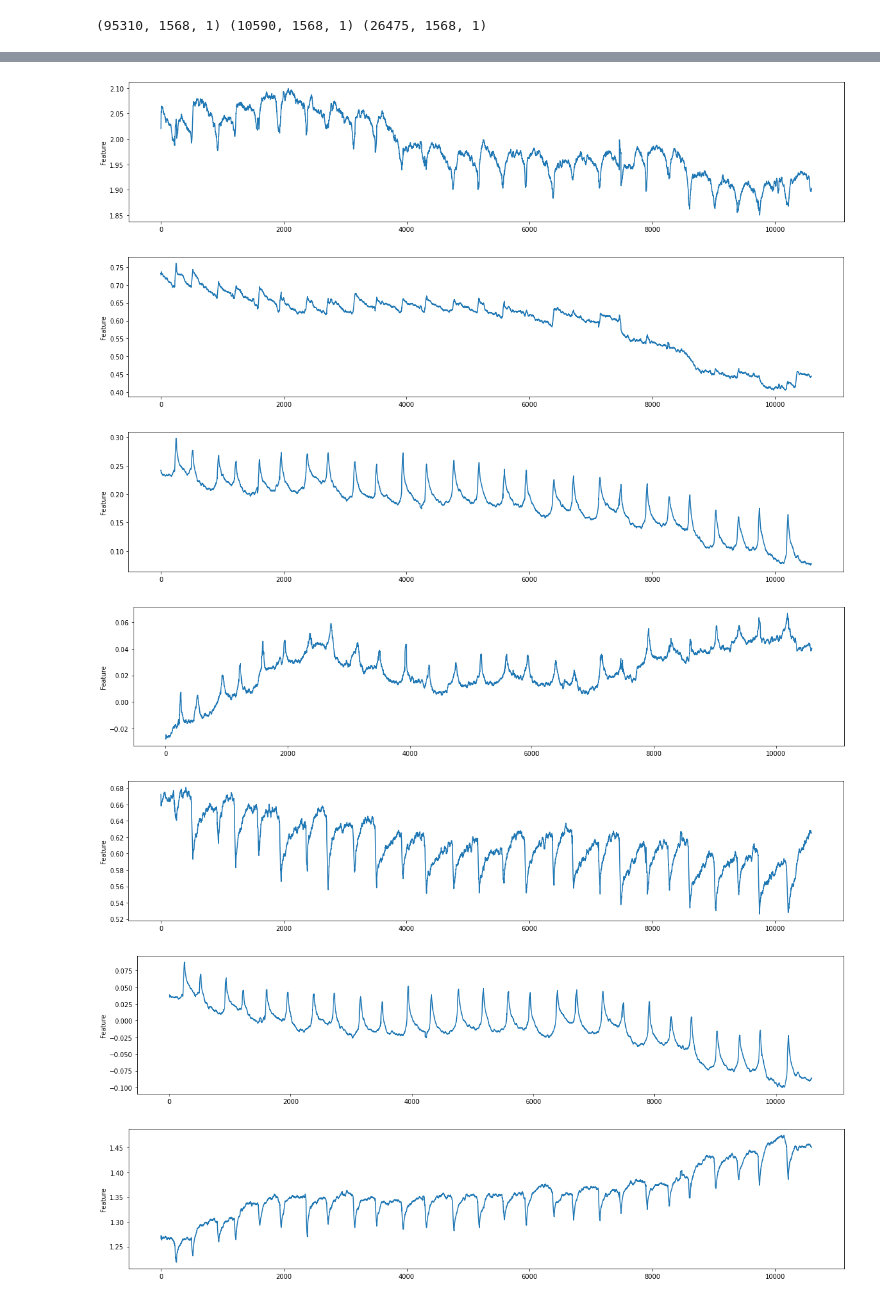
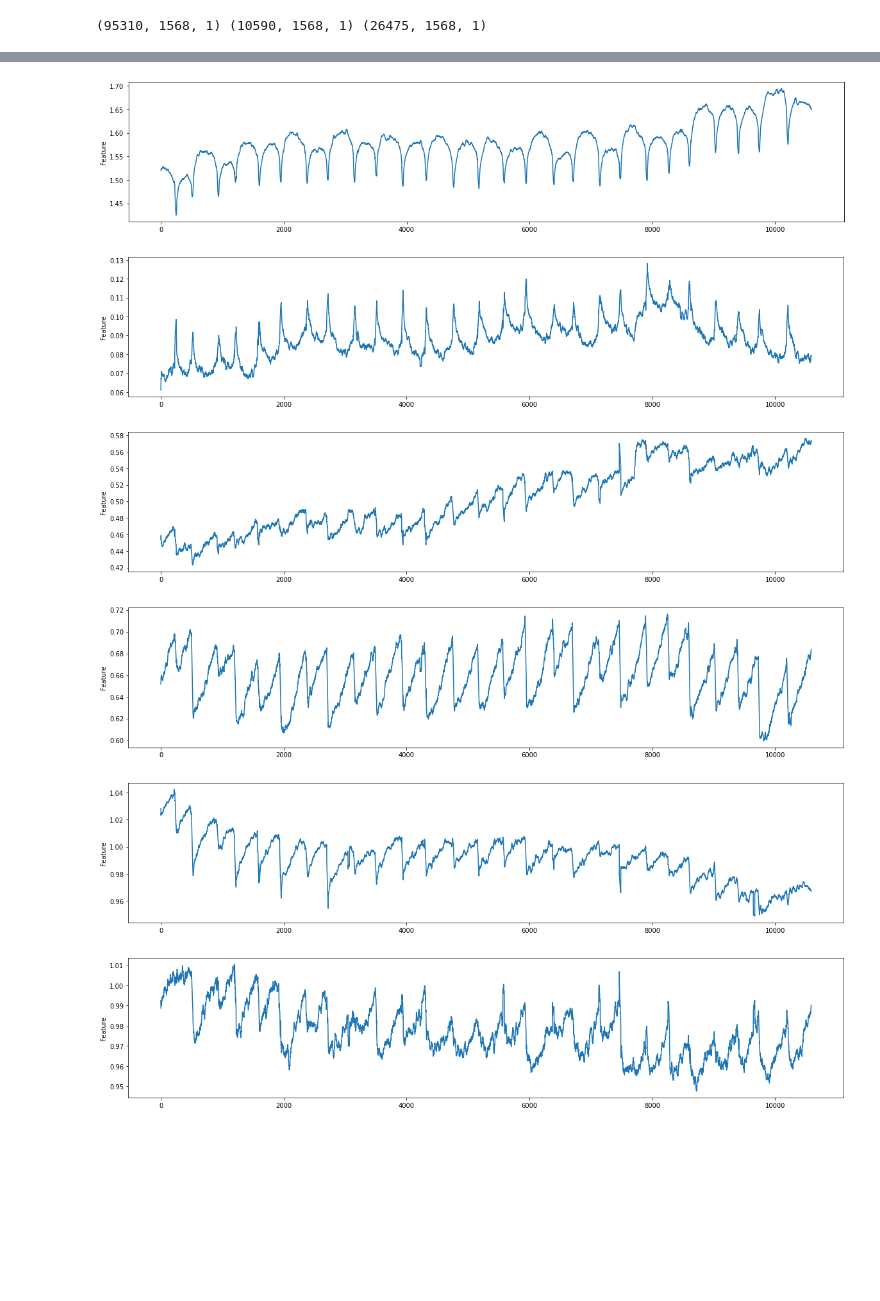
Before and after one commit to vrushaligirkar/Labquake-FeatureGen, a Jupyter notebook: Methods/CNN_ss.ipynb, the cells around one changed output, grey strips where cells are left out. Saved outputs shown, nothing was run; the diff lists cells and outputs as text; code cells hidden in the pictures; blank space fills up the shorter version.

```diff
--- a/Methods/CNN_ss.ipynb
+++ b/Methods/CNN_ss.ipynb
@@ -151,8 +151,8 @@ print(ydf)
 
 [132375 rows x 1 columns]
 # %%
-x_train, x_test, y_train, y_test = train_test_split(xdf, ydf, test_size=0.2, shuffle=False)
-X_train, X_val, Y_train, Y_val = train_test_split(x_train, y_train, test_size=0.1, shuffle=False)
+x_train, x_test1, y_train, y_test = train_test_split(xdf, ydf, test_size=0.2, shuffle=False)
+X_train1, X_val1, Y_train, Y_val = train_test_split(x_train, y_train, test_size=0.1, shuffle=False)
 
 del x_train, y_train
 
@@ -185,34 +186,37 @@ print(X_train.shape, X_val.shape, x_test.shape)
 # %% [output]
 (95310, 1568, 1) (10590, 1568, 1) (26475, 1568, 1)
 # %%
-# np.random.seed(0)
+np.random.seed(0)
 # tf.random.set_seed(1)
 
 inp = Input(shape=(X_train.shape[1:]), name='inp')
-conv1 = Conv1D(16, kernel_size=100)(inp)
+conv1 = Conv1D(32, 100)(inp)
 bn = BatchNormalization()(conv1)
-pool1 = MaxPooling1D(pool_size=20, strides=10)(bn)
+act = Activation(LeakyReLU())(bn)
+pool1 = MaxPooling1D(pool_size=20, strides=10)(act)
 
-conv2 = Conv1D(32, kernel_size=50)(pool1)
+conv2 = Conv1D(16, 50)(pool1)
 bn = BatchNormalization()(conv2)
-pool2 = MaxPooling1D(pool_size=15, strides=1)(bn)
+act = Activation(LeakyReLU())(bn)
+pool2 = MaxPooling1D(pool_size=10, strides=5)(act)
 
-conv3 = Conv1D(10, kernel_size=10)(pool2)
-bn = BatchNormalization()(conv2)
-pool3 = MaxPooling1D(pool_size=15, strides=1)(bn)
+# conv3 = Conv1D(8, 10)(pool2)
+# bn = BatchNormalization()(conv3)
+# act = Activation(LeakyReLU())(bn)
+# pool3 = MaxPooling1D(pool_size=5, strides=1)(act)
 
 # conv4 = Conv1D(16, kernel_size=10)(pool3)
 # pool4 = MaxPooling1D(pool_size=5, strides=1)(conv4)
 
-f2 = Flatten(name='Features')(pool3)
-m = Dense(100, kernel_initializer='random_normal')(f2)
-m = Dense(50, kernel_initializer='random_normal')(m)
+f2 = Flatten(name='Features')(pool2)
+# m = Dense(100, kernel_initializer='random_normal')(f2)
+m = Dense(50, kernel_initializer='random_normal')(f2)
 op = Dense(1, kernel_initializer='random_normal')(m) # , activation=LeakyReLU()
 model = Model(inputs=[inp], outputs=[op])
 
 model.compile(loss='mse', optimizer=Adam())
 
 print(model.summary())
-plot_model(model)
-model.fit(X_train, Y_train, batch_size=32, epochs=15, verbose=1, validation_data=(X_val, Y_val))
+# plot_model(model)
+model.fit(X_train, Y_train, batch_size=32, epochs=10, verbose=1, validation_data=(X_val, Y_val))
 # %% [output]
@@ -286,7 +289,7 @@ results_plot(3, y_test.values, y_predTest, 'Testing data', 'r')
 intermediate_layer_model = Model(inputs=model.input, outputs=model.get_layer('Features').output)
 intermediate_output = intermediate_layer_model.predict(X_val)
 print(intermediate_output.shape)
-for i in range(0,intermediate_output.shape[1], 75):
+for i in range(0,intermediate_output.shape[1], 50):
   fig = plt.figure(i, figsize=(20,4))
   mc = pd.DataFrame(intermediate_output[:,i]).rolling(25, min_periods=1).mean().astype('float32')
   plt.plot(mc)
@@ -296,7 +299,6 @@ for i in range(0,intermediate_output.shape[1], 75):
-[figure, old version]
+[figure, new version]
-[figure, old version]
+[figure, new version]
-[figure, old version]
+[figure, new version]
-[figure, old version]
+[figure, new version]
-[figure, old version]
+[figure, new version]
-[figure, old version]
+[figure, new version]
-[figure, removed]
```
Also changed, not shown: parts of 9 cells of this notebook.
